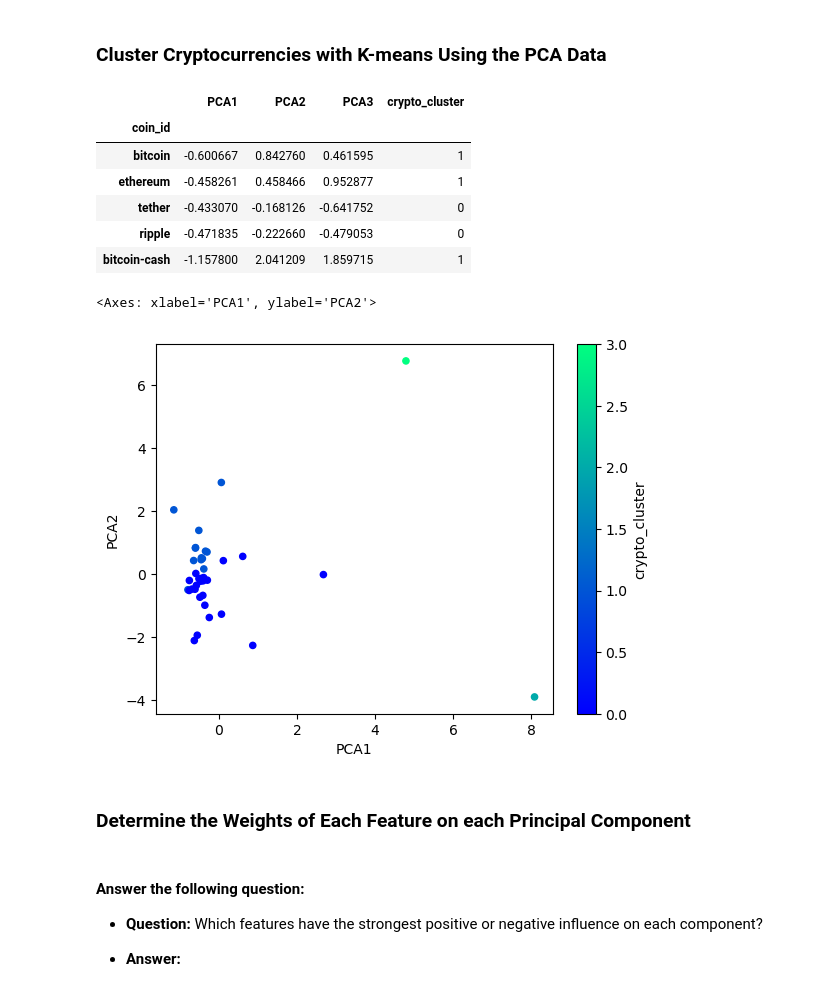
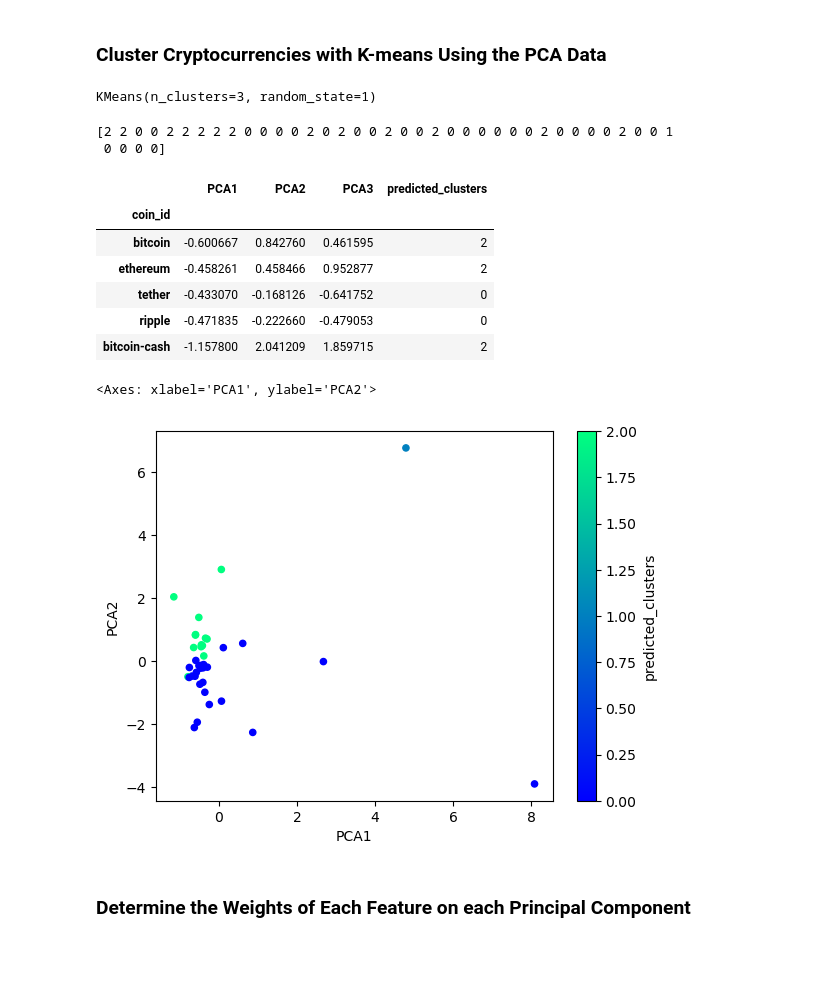
Before and after one commit to Kap4203/CryptoClustering, a Jupyter notebook: Crypto_Clustering.ipynb, the cells around one changed output. Cells and saved outputs as stored; diff of their text form; code cells hidden in the pictures; blank space fills up the shorter version.

```diff
--- a/Crypto_Clustering.ipynb
+++ b/Crypto_Clustering.ipynb
@@ -380,33 +380,48 @@ elbow_data_df.plot.line(
 ### Cluster Cryptocurrencies with K-means Using the PCA Data
 # %%
 # Initialize the K-Means model using the best value for k
+crypto_kmodel = KMeans(n_clusters=3, n_init='auto', random_state=1)
 # %%
 # Fit the K-Means model using the PCA data
+crypto_kmodel.fit(scaled_market_data_pca_df)
+# %% [output]
+KMeans(n_clusters=3, random_state=1)
 # %%
 # Predict the clusters to group the cryptocurrencies using the PCA data
-
+prediction = crypto_kmodel.predict(scaled_market_data_pca_df)
 
 # Print the resulting array of cluster values.
+print(prediction)
+# %% [output]
+[2 2 0 0 2 2 2 2 2 0 0 0 0 2 0 2 0 0 2 0 0 2 0 0 0 0 0 0 2 0 0 0 0 2 0 0 1
+ 0 0 0 0]
 # %%
 # Create a copy of the DataFrame with the PCA data
-
+copy_scaled_market_data_pca_df = scaled_market_data_pca_df.copy()
 
 # Add a new column to the DataFrame with the predicted clusters
-
+copy_scaled_market_data_pca_df['predicted_clusters'] = prediction
 
 # Display sample data
+copy_scaled_market_data_pca_df.head()
 # %% [output]
-|  | PCA1 | PCA2 | PCA3 | crypto_cluster |
+|  | PCA1 | PCA2 | PCA3 | predicted_clusters |
 | coin_id |  |  |  |  |
-| bitcoin | -0.600667 | 0.842760 | 0.461595 | 1 |
-| ethereum | -0.458261 | 0.458466 | 0.952877 | 1 |
+| bitcoin | -0.600667 | 0.842760 | 0.461595 | 2 |
+| ethereum | -0.458261 | 0.458466 | 0.952877 | 2 |
 | tether | -0.433070 | -0.168126 | -0.641752 | 0 |
 | ripple | -0.471835 | -0.222660 | -0.479053 | 0 |
-| bitcoin-cash | -1.157800 | 2.041209 | 1.859715 | 1 |
+| bitcoin-cash | -1.157800 | 2.041209 | 1.859715 | 2 |
 # %%
 # Create a scatter plot using hvPlot by setting `x="PCA1"` and `y="PCA2"`.
+copy_scaled_market_data_pca_df.plot.scatter(
+    x='PCA1',
+    y='PCA2',
+    c='predicted_clusters',
+    colormap='winter'
+)
 # %% [output]
 <Axes: xlabel='PCA1', ylabel='PCA2'>
-[figure, old version]
+[figure, new version]
 # %% [markdown]
 ### Determine the Weights of Each Feature on each Principal Component
@@ -415,6 +427,0 @@ elbow_data_df.plot.line(
-# %% [markdown]
-#### Answer the following question:
-
-* **Question:** Which features have the strongest positive or negative influence on each component?
-
-* **Answer:**
```
Also changed, not shown: parts of 3 cells of this notebook.
